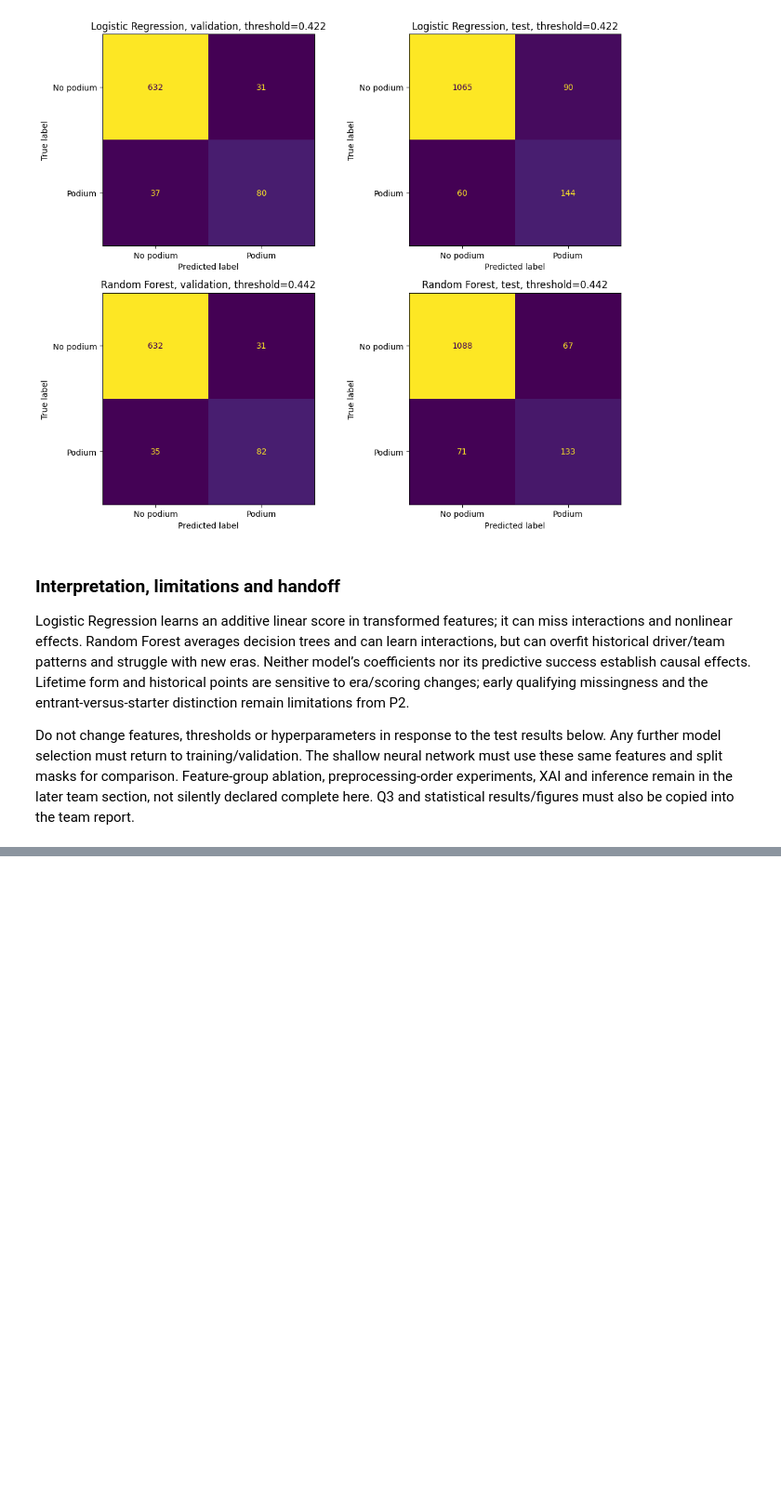
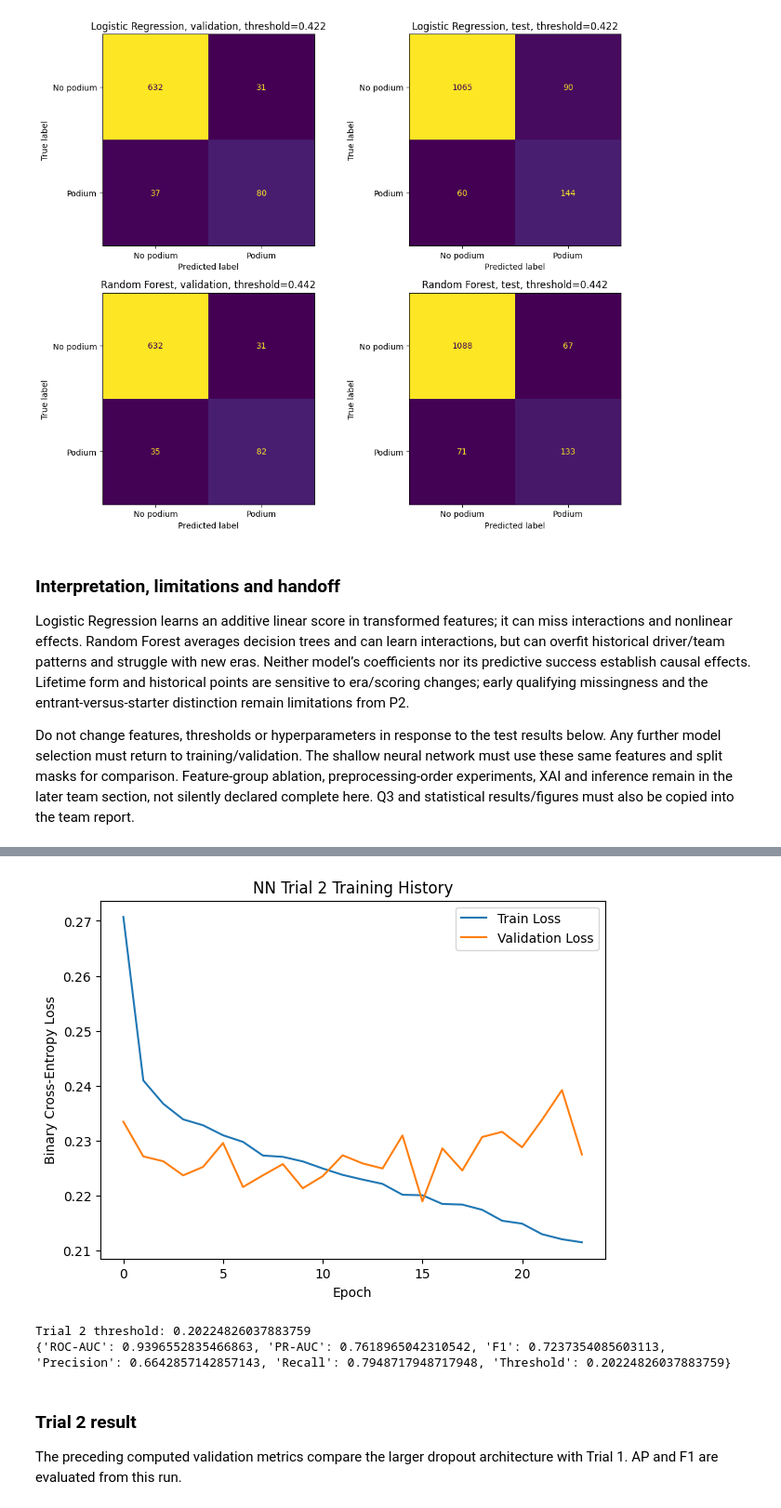
Before and after one commit to rawanelsragy/F1-Podium-Prediction, a Jupyter notebook: notebooks/part1completed.ipynb, the cells around one changed output, grey strips where cells are left out. Shown at 93% size. Drawn from its saved outputs; the diff is of its cells as text; code cells hidden in the pictures; blank space fills up the shorter version.

```diff
--- a/notebooks/part1completed.ipynb
+++ b/notebooks/part1completed.ipynb
@@ -2199,0 +2484,13 @@ Person 3 complete. P1/P2 inputs preserved; all exports: /workspace/scratch/966e1
+# %%
+X_train_raw = train_df[feature_cols].copy()
+y_train = train_df[target_col].astype(int).to_numpy()
+
+X_val_raw = val_df[feature_cols].copy()
+y_val = val_df[target_col].astype(int).to_numpy()
+
+X_test_raw = test_df[feature_cols].copy()
+y_test = test_df[target_col].astype(int).to_numpy()
+
+print("Train podium rate:", round(y_train.mean(), 4))
+print("Validation podium rate:", round(y_val.mean(), 4))
+print("Test podium rate:", round(y_test.mean(), 4))
@@ -2199,0 +3088,12 @@ Person 3 complete. P1/P2 inputs preserved; all exports: /workspace/scratch/966e1
+# %%
+model2, history2 = train_nn(
+    build_nn_trial_2,
+
+    X_train,
+    y_train,
+
+    X_val,
+    y_val,
+
+    verbose=1
+)
@@ -2199,0 +3118,47 @@ Person 3 complete. P1/P2 inputs preserved; all exports: /workspace/scratch/966e1
+# %%
+plot_history(
+    history2,
+    "NN Trial 2 Training History"
+)
+# %% [output]
+[figure, added]
+# %%
+val_prob_2 = (
+    model2
+    .predict(
+        X_val,
+        verbose=0
+    )
+    .ravel()
+)
+
+threshold_2 = (
+    best_f1_threshold(
+        y_val,
+        val_prob_2
+    )
+)
+
+results_2 = (
+    evaluate_model(
+        y_val,
+        val_prob_2,
+        threshold_2
+    )
+)
+
+print(
+    "Trial 2 threshold:",
+    threshold_2
+)
+
+print(
+    results_2
+)
+# %% [output]
+Trial 2 threshold: 0.20224826037883759
+{'ROC-AUC': 0.9396552835466863, 'PR-AUC': 0.7618965042310542, 'F1': 0.7237354085603113, 'Precision': 0.6642857142857143, 'Recall': 0.7948717948717948, 'Threshold': 0.20224826037883759}
+# %% [markdown]
+### Trial 2 result
+
+The preceding computed validation metrics compare the larger dropout architecture with Trial 1. AP and F1 are evaluated from this run.
```
Also changed, not shown: parts of 87 cells of this notebook, 1 other file.
